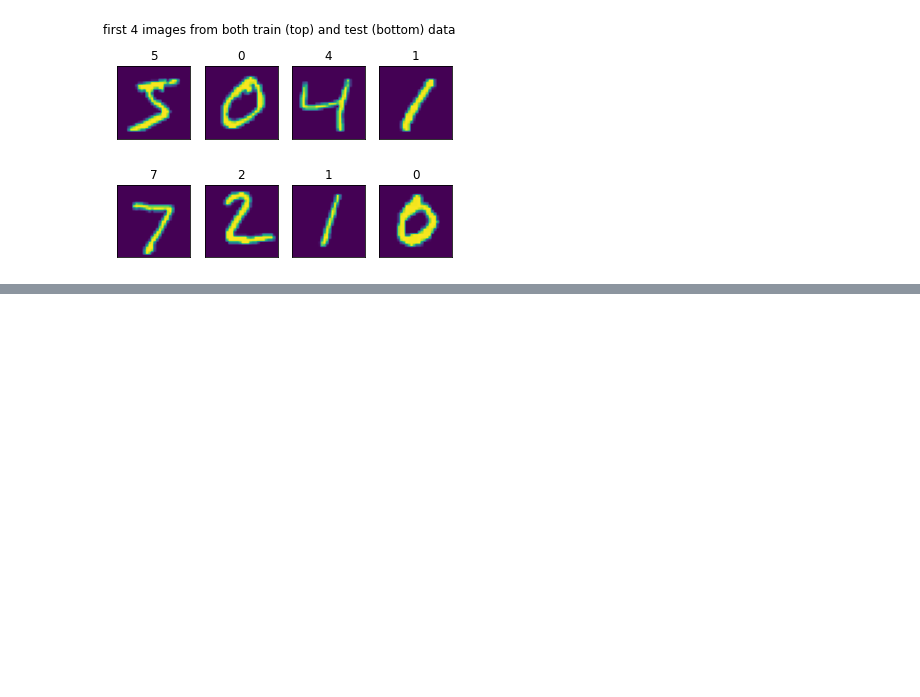
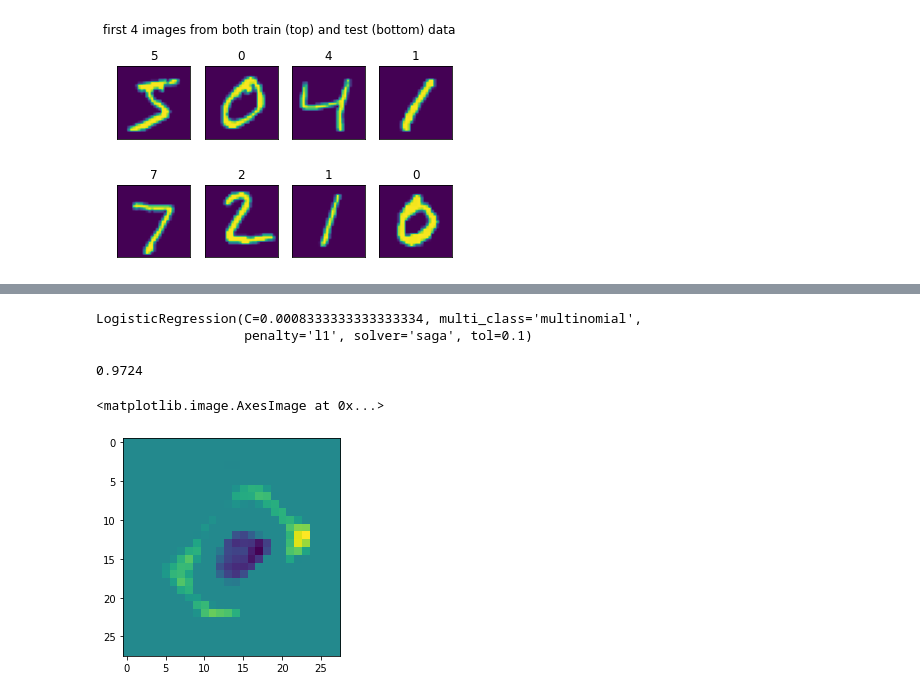
Before and after one commit to philj0st/MNIST-Digit-Classification, a Jupyter notebook: MNIST-Digits.ipynb, the cells around one changed output, grey strips where cells are left out. Cells and saved outputs as stored; diff of their text form; code cells hidden in the pictures; blank space fills up the shorter version.

Commit message:
feat: classify zeroes

```diff
--- a/MNIST-Digits.ipynb
+++ b/MNIST-Digits.ipynb
@@ -53,0 +102,28 @@ for i in range(samples):
+# %%
+# turn target values into booleans
+y_binary = y_train == 0
+
+from sklearn.linear_model import LogisticRegression
+
+# Turn up tolerance for faster convergence
+train_samples = X_scaled.shape[0]
+clf = LogisticRegression(C=50. / train_samples,
+                         multi_class='multinomial',
+                         penalty='l1', solver='saga', tol=0.1)
+clf.fit(X_scaled, y_binary)
+# %% [output]
+LogisticRegression(C=0.0008333333333333334, multi_class='multinomial',
+                   penalty='l1', solver='saga', tol=0.1)
+# %%
+score = clf.score(scaler.transform(selector.transform(X_test)), y_test==0)
+score
+# %% [output]
+0.9724
+# %%
+# lets look at the coefficients for classifying the zero digit
+# one can definetly recognize a '0' in there
+coef = clf.coef_.copy()
+plt.imshow(selector.inverse_transform(coef).reshape(28,28))
+# %% [output]
+<matplotlib.image.AxesImage at 0x...>
+[figure, added]
```
Also changed, not shown: parts of 11 cells of this notebook.
